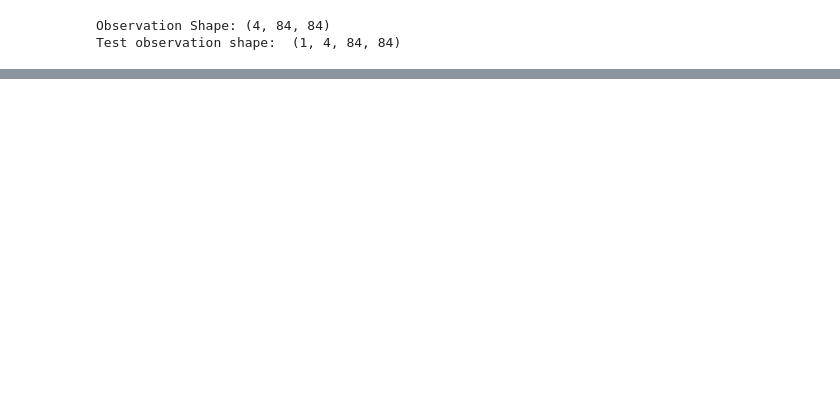
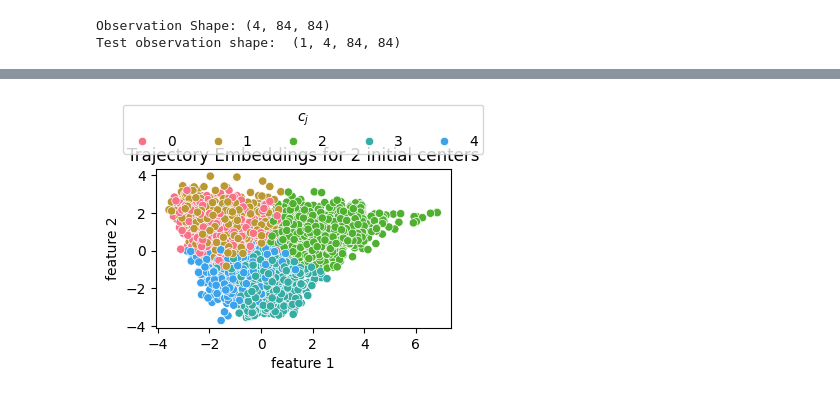
Before and after one commit to karim-abdel/Explaining-RL-Decisions-with-Trajectories, a Jupyter notebook: Breakout/breakoutv2.ipynb, the cells around one changed output, grey strips where cells are left out. Cells and saved outputs as stored; diff of their text form; code cells hidden in the pictures; blank space fills up the shorter version.

```diff
--- a/Breakout/breakoutv2.ipynb
+++ b/Breakout/breakoutv2.ipynb
@@ -316,7 +314,9 @@ trajectory_embedding_seaquest = get_trajectory_embedding(
         is_seaquest=True, device= device
     )
 # %%
-clusters_seaquest = perform_clustering_and_plot(trajectory_embedding_seaquest.detach().cpu(), 2, 8, plot=False)
+clusters_seaquest = perform_clustering_and_plot(trajectory_embedding_seaquest.detach().cpu(), 2, 5, plot=True)
+# %% [output]
+[figure, added]
 # %%
 from d3rlpy.dataset import Episode
 import d3rlpy
```
Also changed, not shown: parts of 16 cells of this notebook, 15 other files.
